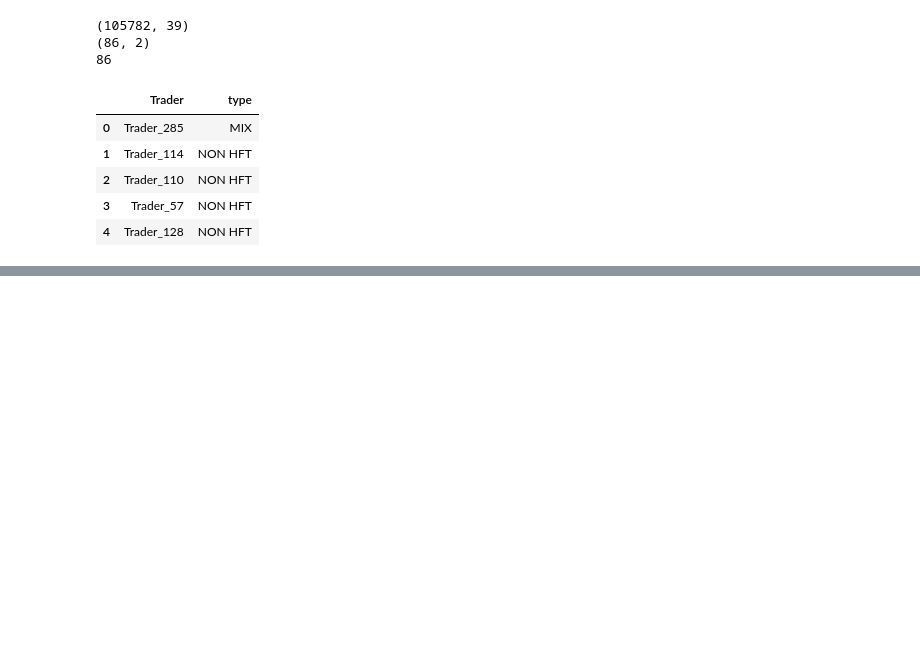
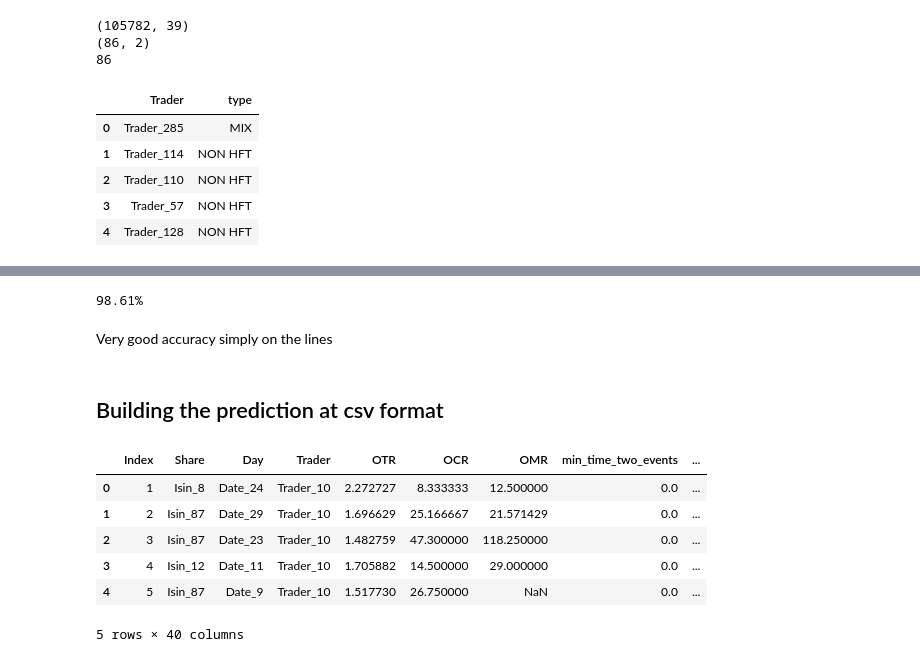
Before and after one commit to elalamik/ML4X, a Jupyter notebook: Notebooks/First_EDA_Adrien.ipynb, the cells around one changed output, grey strips where cells are left out. Drawn from its saved outputs; the diff is of its cells as text; code cells hidden in the pictures; blank space fills up the shorter version.

Commit message:
Implemented first full model with correct format output ; we will have to now work on improving predictions

```diff
--- a/Notebooks/First_EDA_Adrien.ipynb
+++ b/Notebooks/First_EDA_Adrien.ipynb
@@ -62,0 +108,3 @@ X_train, X_test, y_train, y_test = train_test_split(
+# %%
+X_anonymized_clean.dropna(axis="columns", inplace=True)
+X_anonymized_clean.head()
@@ -62,0 +119,3 @@ X_train, X_test, y_train, y_test = train_test_split(
+# %%
+X_train, X_valid, y_train, y_valid = train_test_split(
+    X_anonymized_clean, y_train_reshaped, train_size=0.7, random_state=15)
@@ -63,6 +124,4 @@ X_train, X_test, y_train, y_test = train_test_split(
 # %%
 classifier = RandomForestClassifier()
-
-regressor.fit(X_train, y_train)
-regressor.score(X_test, y_test)
+classifier.fit(X_train, y_train)
 # %% [output]
@@ -74,0 +129,30 @@ ValueError: could not convert string to float: 'Isin_103'
+# %%
+print('{:0.2%}'.format(classifier.score(X_valid, y_valid)))
+# %% [output]
+98.61%
+# %% [markdown]
+Very good accuracy simply on the lines
+# %% [markdown]
+## Building the prediction at csv format
+# %%
+X_test = X_test_original.copy()
+
+X_test.drop(columns='Trader', inplace=True)
+X_test["Share"] = pd.to_numeric(X_test["Share"].str[5::], downcast='integer')
+X_test["Day"] = pd.to_numeric(X_test["Day"].str[5::], downcast='integer')
+X_test.dropna(axis="columns", inplace=True)
+
+
+y_test = classifier.predict(X_test)
+# %%
+X_test_pred = X_test_original.copy()
+X_test_pred['pred'] = y_test
+X_test_pred.head()
+# %% [output]
+|  | Index | Share | Day | Trader | OTR | OCR | OMR | min_time_two_events | ... |
+| 0 | 1 | Isin_8 | Date_24 | Trader_10 | 2.272727 | 8.333333 | 12.500000 | 0.0 | ... |
+| 1 | 2 | Isin_87 | Date_29 | Trader_10 | 1.696629 | 25.166667 | 21.571429 | 0.0 | ... |
+| 2 | 3 | Isin_87 | Date_23 | Trader_10 | 1.482759 | 47.300000 | 118.250000 | 0.0 | ... |
+| 3 | 4 | Isin_12 | Date_11 | Trader_10 | 1.705882 | 14.500000 | 29.000000 | 0.0 | ... |
+| 4 | 5 | Isin_87 | Date_9 | Trader_10 | 1.517730 | 26.750000 | NaN | 0.0 | ... |
+5 rows × 40 columns
```
Also changed, not shown: parts of 13 cells of this notebook.
